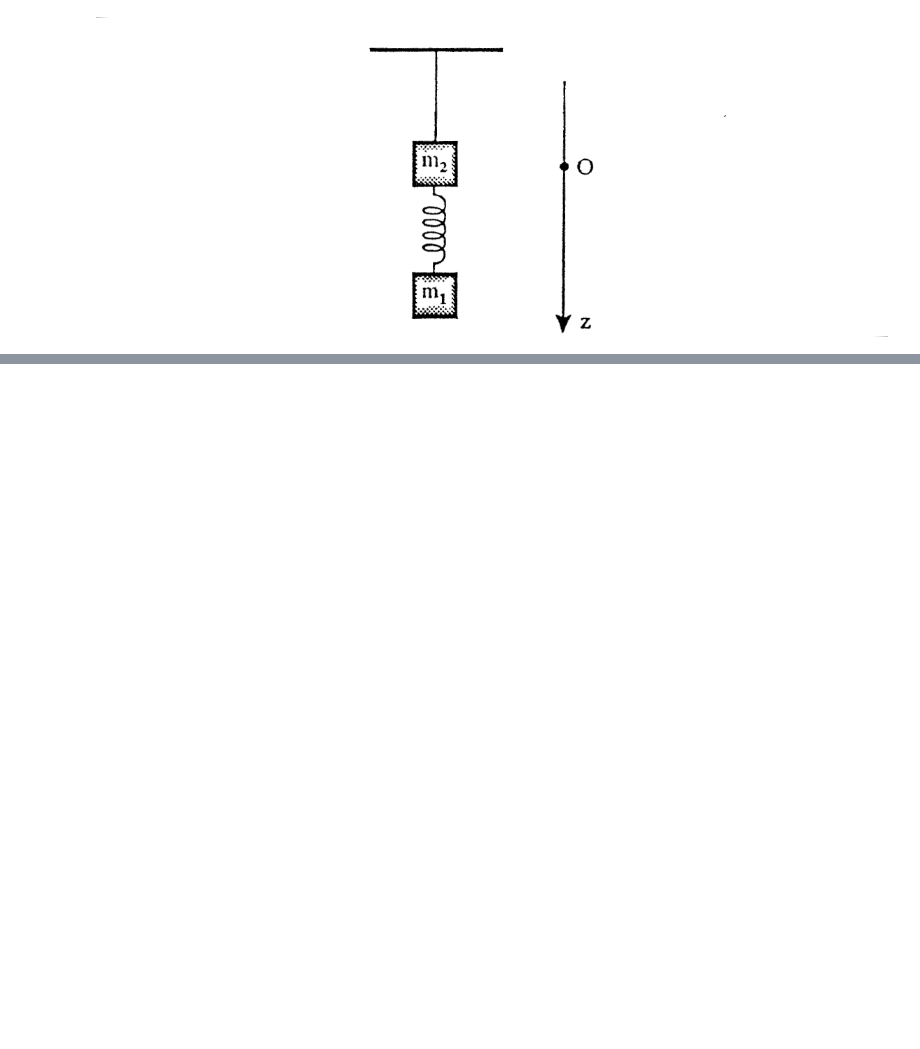
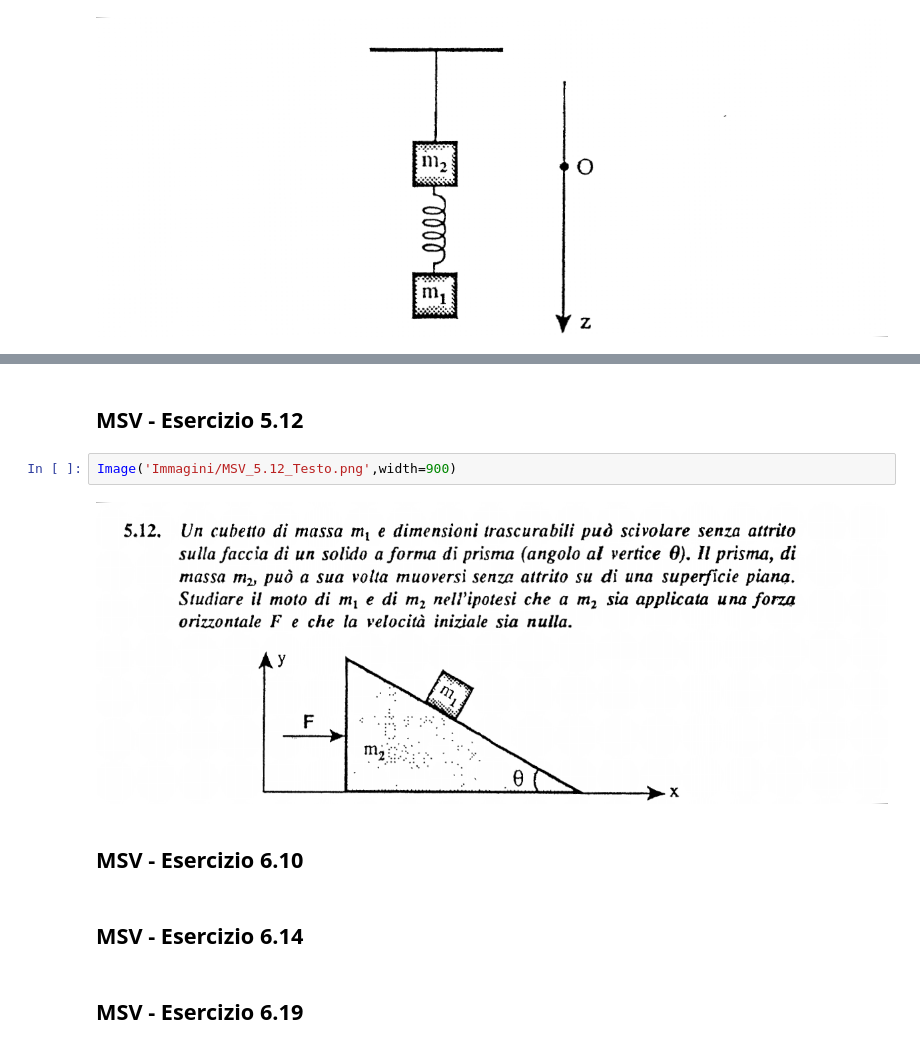
Before and after one commit to marcodalessandro76/Esercitazioni-Fisica-1, a Jupyter notebook: Sistemi di punti materiali e corpo rigido.ipynb, the cells around one changed output, grey strips where cells are left out. Cells and saved outputs as stored; diff of their text form; blank space fills up the shorter version.

```diff
--- a/Sistemi di punti materiali e corpo rigido.ipynb
+++ b/Sistemi di punti materiali e corpo rigido.ipynb
@@ -52,0 +188,12 @@ Image('Immagini/MSV_5.10_Testo2.png',width=900)
+# %% [markdown]
+## MSV - Esercizio 5.12
+# %%
+Image('Immagini/MSV_5.12_Testo.png',width=900)
+# %% [output]
+[figure, added]
+# %% [markdown]
+## MSV - Esercizio 6.10
+# %% [markdown]
+## MSV - Esercizio 6.14
+# %% [markdown]
+## MSV - Esercizio 6.19
```
Also changed, not shown: parts of 8 cells of this notebook, 2 other files.
